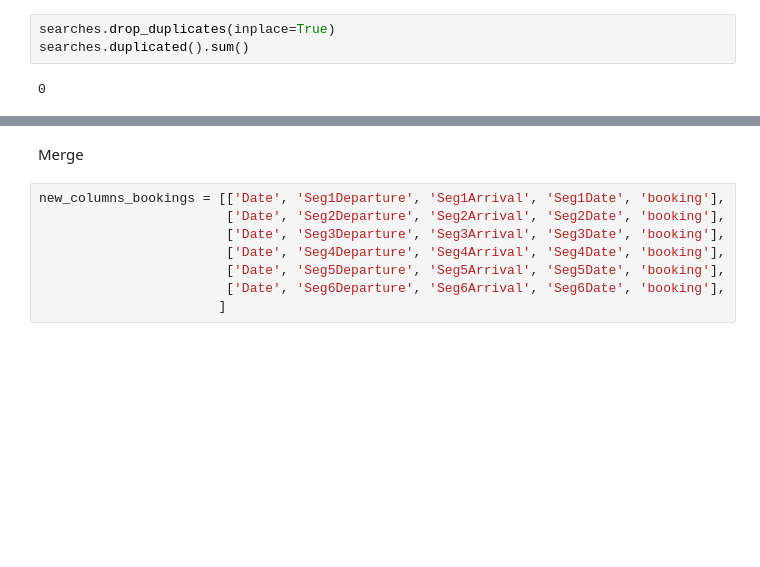
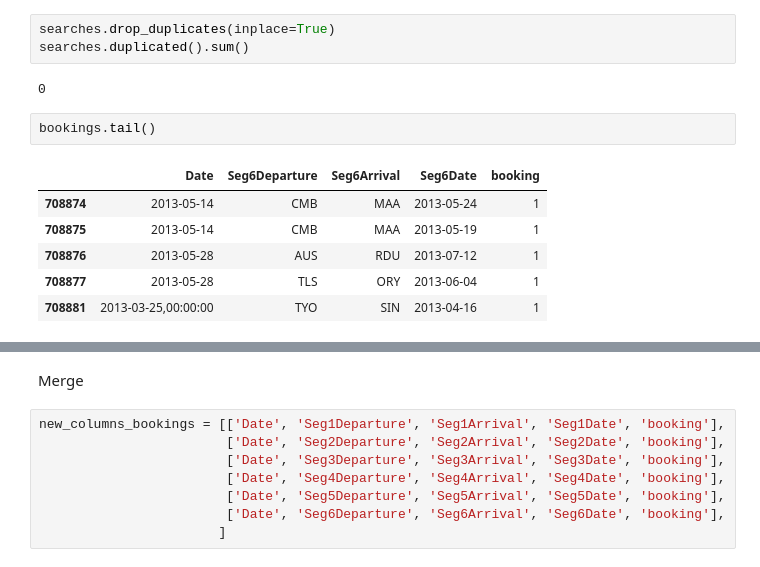
Before and after one commit to javiicc/DS_Challenge, a Jupyter notebook: Exercise_4.ipynb, the cells around one changed output, grey strips where cells are left out. Drawn from its saved outputs; the diff is of its cells as text; blank space fills up the shorter version.

```diff
--- a/Exercise_4.ipynb
+++ b/Exercise_4.ipynb
@@ -209,6 +272,15 @@ searches.drop_duplicates(inplace=True)
 searches.duplicated().sum()
 # %% [output]
 0
+# %%
+bookings.tail()
+# %% [output]
+|  | Date | Seg6Departure | Seg6Arrival | Seg6Date | booking |
+| 708874 | 2013-05-14 | CMB | MAA | 2013-05-24 | 1 |
+| 708875 | 2013-05-14 | CMB | MAA | 2013-05-19 | 1 |
+| 708876 | 2013-05-28 | AUS | RDU | 2013-07-12 | 1 |
+| 708877 | 2013-05-28 | TLS | ORY | 2013-06-04 | 1 |
+| 708881 | 2013-03-25,00:00:00 | TYO | SIN | 2013-04-16 | 1 |
 # %%
 print(bookings.shape)
 print(searches.shape)
```
Also changed, not shown: parts of 25 cells of this notebook.
